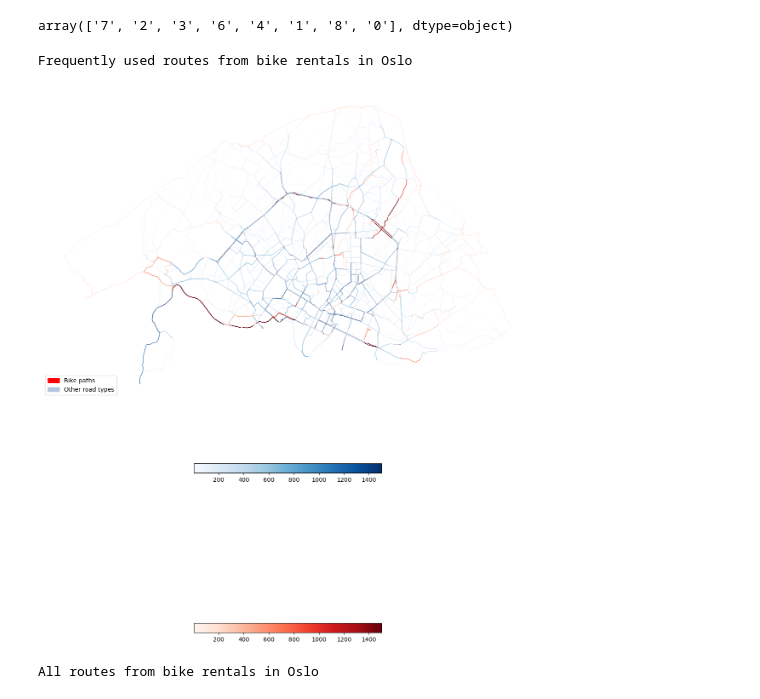
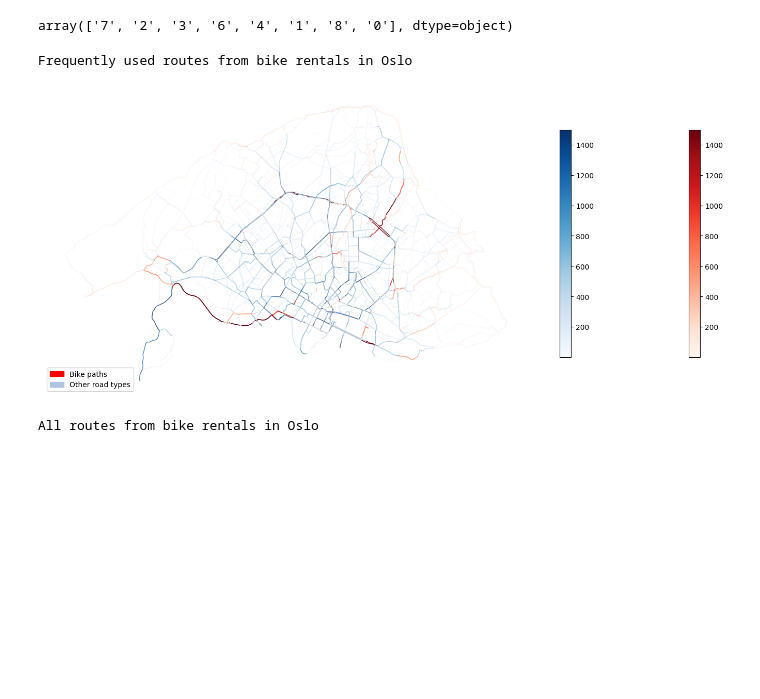
Before and after one commit to ThomasClaudinger/KDS_GeospatialDataScience_project, a Jupyter notebook: scripts/map_of_routes_freq.ipynb, the cells around one changed output. Cells and saved outputs as stored; diff of their text form; code cells hidden in the pictures; blank space fills up the shorter version.

```diff
--- a/scripts/map_of_routes_freq.ipynb
+++ b/scripts/map_of_routes_freq.ipynb
@@ -276,37 +269,37 @@ segments_gdf_blue = segments_gdf[segments_gdf['waytype'] != '6']
 segments_gdf_blue.plot(column=column_to_plot, cmap='Blues', linewidth=1, alpha=0.5, ax=ax, vmax=vmax)
 segments_gdf_red.plot(column=column_to_plot, cmap='Reds', linewidth=1, alpha=1, ax=ax, vmax=vmax)
 
 # Legend that describes the colors
 red_patch = mpatches.Patch(color='red', label='Bike paths')
 blue_patch = mpatches.Patch(color='lightsteelblue', label='Other road types')
 plt.legend(handles=[red_patch, blue_patch], loc='lower left')
 
 # Create a color bar for each colormap
 cbar_blue = plt.cm.ScalarMappable(cmap='Blues', norm=norm)
 cbar_red = plt.cm.ScalarMappable(cmap='Reds', norm=norm)
 
 # Set the color bar ranges based on the data
 cbar_red.set_array(segments_gdf_red[column_to_plot])
 cbar_blue.set_array(segments_gdf_blue[column_to_plot])
 
 # Add color bars to the plot
-plt.colorbar(cbar_red, ax=ax, shrink=0.3, orientation='horizontal')
-plt.colorbar(cbar_blue, ax=ax, shrink=0.3, orientation='horizontal')
+plt.colorbar(cbar_red, ax=ax, shrink=0.3, orientation='vertical')
+plt.colorbar(cbar_blue, ax=ax, shrink=0.3, orientation='vertical')
 
 # Remove all axis spines and ticks
 ax.axis('off')
 
 # Set the title of the plot
 # ax.set_title('Frequently used routes from bike rentals in Oslo')
 print('Frequently used routes from bike rentals in Oslo')
 
 # Show the plot
 plt.tight_layout()
-plt.savefig('../heatmap_routes_frequently.png', bbox_inches='tight', dpi=600)
+plt.savefig('../figures/routes_frequently.png', bbox_inches='tight', dpi=600)
 plt.show()
 # %% [output]
 Frequently used routes from bike rentals in Oslo
-[figure, old version]
+[figure, new version]
 # %%
 import matplotlib.pyplot as plt
 import geopandas as gpd
```
Also changed, not shown: parts of 9 cells of this notebook, 15 other files.
